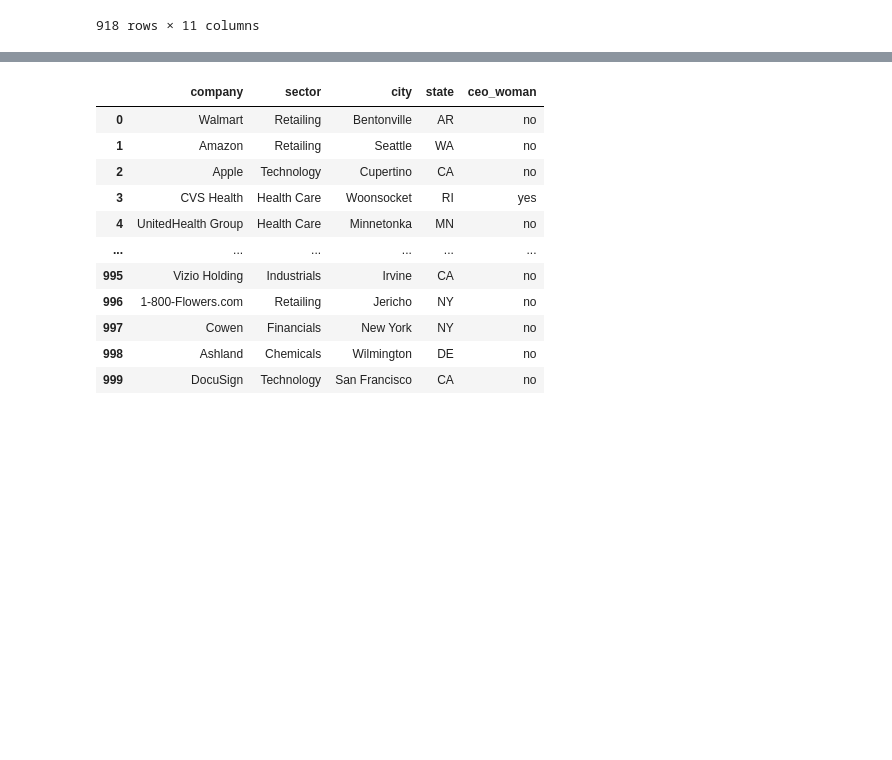
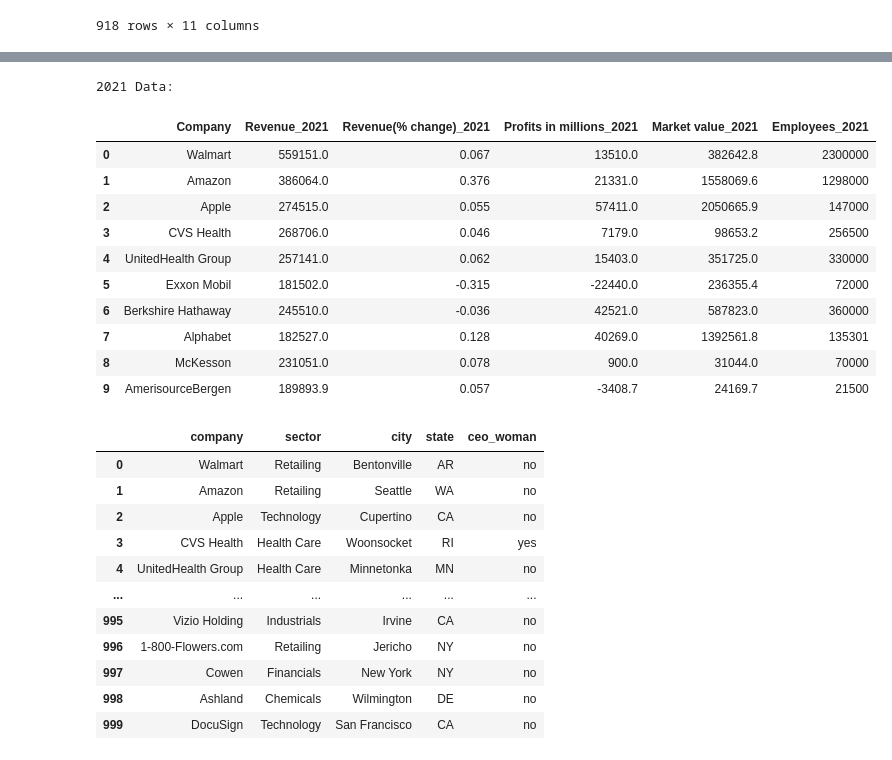
Before and after one commit to jannatulhashi/Exploring-Insights-from-the-Largest-US-Companies, a Jupyter notebook: Data Cleaning.ipynb, the cells around one changed output, grey strips where cells are left out. Saved outputs shown, nothing was run; the diff lists cells and outputs as text; code cells hidden in the pictures; blank space fills up the shorter version.

```diff
--- a/Data Cleaning.ipynb
+++ b/Data Cleaning.ipynb
@@ -246,0 +219,23 @@ data_2022.to_csv("Resources/company_data_2022.csv", index=False)
+# %%
+#Select columns for 2021 data
+columns_2021 = ['Company', 'Revenue_2021', 'Revenue(% change)_2021', 'Profits in millions_2021', 'Market value_2021', 'Employees_2021']
+
+# Create separate DataFrames for 2022 data and 2021 data
+data_2021 = result_df_cleaned[columns_2021]
+
+# Print the first few rows of the 2021 data DataFrame
+print("\n2021 Data:")
+data_2021.head(10)
+# %% [output]
+2021 Data:
+|  | Company | Revenue_2021 | Revenue(% change)_2021 | Profits in millions_2021 | Market value_2021 | Employees_2021 |
+| 0 | Walmart | 559151.0 | 0.067 | 13510.0 | 382642.8 | 2300000 |
+| 1 | Amazon | 386064.0 | 0.376 | 21331.0 | 1558069.6 | 1298000 |
+| 2 | Apple | 274515.0 | 0.055 | 57411.0 | 2050665.9 | 147000 |
+| 3 | CVS Health | 268706.0 | 0.046 | 7179.0 | 98653.2 | 256500 |
+| 4 | UnitedHealth Group | 257141.0 | 0.062 | 15403.0 | 351725.0 | 330000 |
+| 5 | Exxon Mobil | 181502.0 | -0.315 | -22440.0 | 236355.4 | 72000 |
+| 6 | Berkshire Hathaway | 245510.0 | -0.036 | 42521.0 | 587823.0 | 360000 |
+| 7 | Alphabet | 182527.0 | 0.128 | 40269.0 | 1392561.8 | 135301 |
+| 8 | McKesson | 231051.0 | 0.078 | 900.0 | 31044.0 | 70000 |
+| 9 | AmerisourceBergen | 189893.9 | 0.057 | -3408.7 | 24169.7 | 21500 |
```
Also changed, not shown: parts of 22 cells of this notebook, 2 other files.
